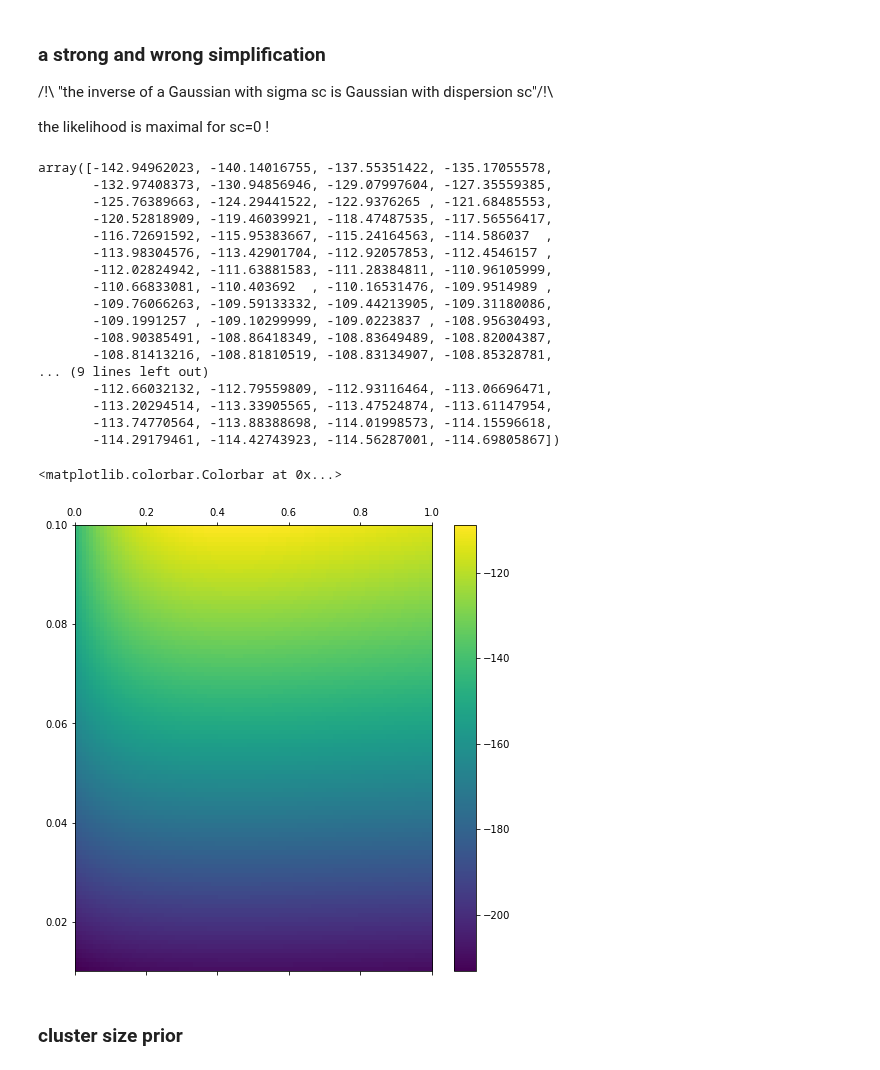
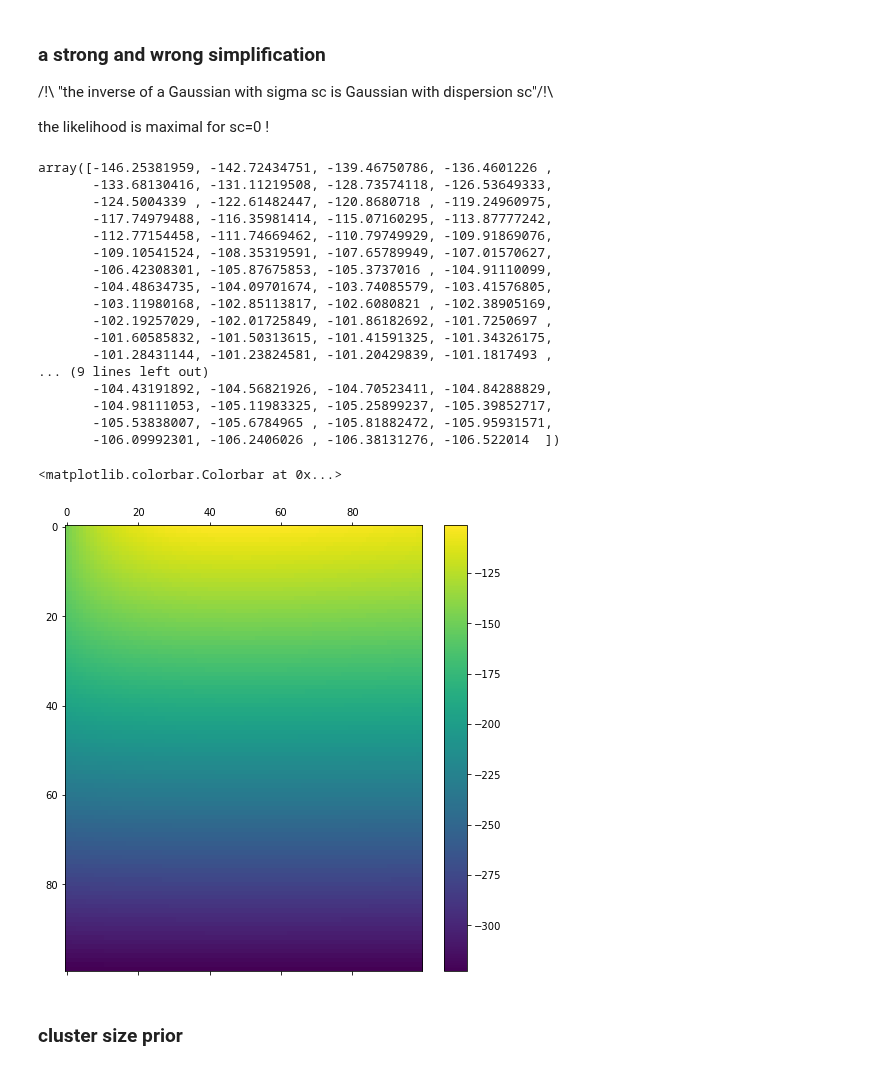
Before and after one commit to bombrun/GaiaLab, a Jupyter notebook: ClusterDistance.ipynb, the cells around one changed output. Cells and saved outputs as stored; diff of their text form; code cells hidden in the pictures.

```diff
--- a/ClusterDistance.ipynb
+++ b/ClusterDistance.ipynb
@@ -358,38 +358,38 @@ rc = np.linspace(0.5, 1.5, n)
 rc_test = np.outer(rc,np.ones(len(w)))
 sc = np.logspace(0.0001, 1, n)
 # %%
-f = multivariate_normal(mean=w, cov=wsd+sc[0]*np.ones(len(w)))
+f = multivariate_normal(mean=w, cov=wsd**2+sc[0]**2*np.ones(len(w)))
 f.logpdf(1/rc_test)
 # %% [output]
-array([-142.94962023, -140.14016755, -137.55351422, -135.17055578,
-       -132.97408373, -130.94856946, -129.07997604, -127.35559385,
-       -125.76389663, -124.29441522, -122.9376265 , -121.68485553,
-       -120.52818909, -119.46039921, -118.47487535, -117.56556417,
-       -116.72691592, -115.95383667, -115.24164563, -114.586037  ,
-       -113.98304576, -113.42901704, -112.92057853, -112.4546157 ,
-       -112.02824942, -111.63881583, -111.28384811, -110.96105999,
-       -110.66833081, -110.403692  , -110.16531476, -109.9514989 ,
-       -109.76066263, -109.59133332, -109.44213905, -109.31180086,
-       -109.1991257 , -109.10299999, -109.0223837 , -108.95630493,
-       -108.90385491, -108.86418349, -108.83649489, -108.82004387,
-       -108.81413216, -108.81810519, -108.83134907, -108.85328781,
+array([-146.25381959, -142.72434751, -139.46750786, -136.4601226 ,
+       -133.68130416, -131.11219508, -128.73574118, -126.53649333,
+       -124.5004339 , -122.61482447, -120.8680718 , -119.24960975,
+       -117.74979488, -116.35981414, -115.07160295, -113.87777242,
+       -112.77154458, -111.74669462, -110.79749929, -109.91869076,
+       -109.10541524, -108.35319591, -107.65789949, -107.01570627,
+       -106.42308301, -105.87675853, -105.3737016 , -104.91110099,
+       -104.48634735, -104.09701674, -103.74085579, -103.41576805,
+       -103.11980168, -102.85113817, -102.6080821 , -102.38905169,
+       -102.19257029, -102.01725849, -101.86182692, -101.7250697 ,
+       -101.60585832, -101.50313615, -101.41591325, -101.34326175,
+       -101.28431144, -101.23824581, -101.20429839, -101.1817493 ,
 ... (9 lines left out)
-       -112.66032132, -112.79559809, -112.93116464, -113.06696471,
-       -113.20294514, -113.33905565, -113.47524874, -113.61147954,
-       -113.74770564, -113.88388698, -114.01998573, -114.15596618,
-       -114.29179461, -114.42743923, -114.56287001, -114.69805867])
+       -104.43191892, -104.56821926, -104.70523411, -104.84288829,
+       -104.98111053, -105.11983325, -105.25899237, -105.39852717,
+       -105.53838007, -105.6784965 , -105.81882472, -105.95931571,
+       -106.09992301, -106.2406026 , -106.38131276, -106.522014  ])
 # %%
 dense=[]
 for j in range(0,n) :
-    f = multivariate_normal(mean=w, cov=wsd+sc[j]*np.ones(len(w)))
+    f = multivariate_normal(mean=w, cov=wsd**2+sc[j]**2*np.ones(len(w)))
     dense.append(f.logpdf(1/rc_test))
 dense =  np.array(dense)
 # %%
-plt.matshow(dense,extent=(1e-4,1,0.01,0.1),aspect="auto")
+plt.matshow(dense,aspect="auto")
 plt.colorbar()
 # %% [output]
 <matplotlib.colorbar.Colorbar at 0x...>
-[figure, old version]
+[figure, new version]
 # %% [markdown]
 ### cluster size prior
 # %%
```
Also changed, not shown: parts of 5 cells of this notebook.
